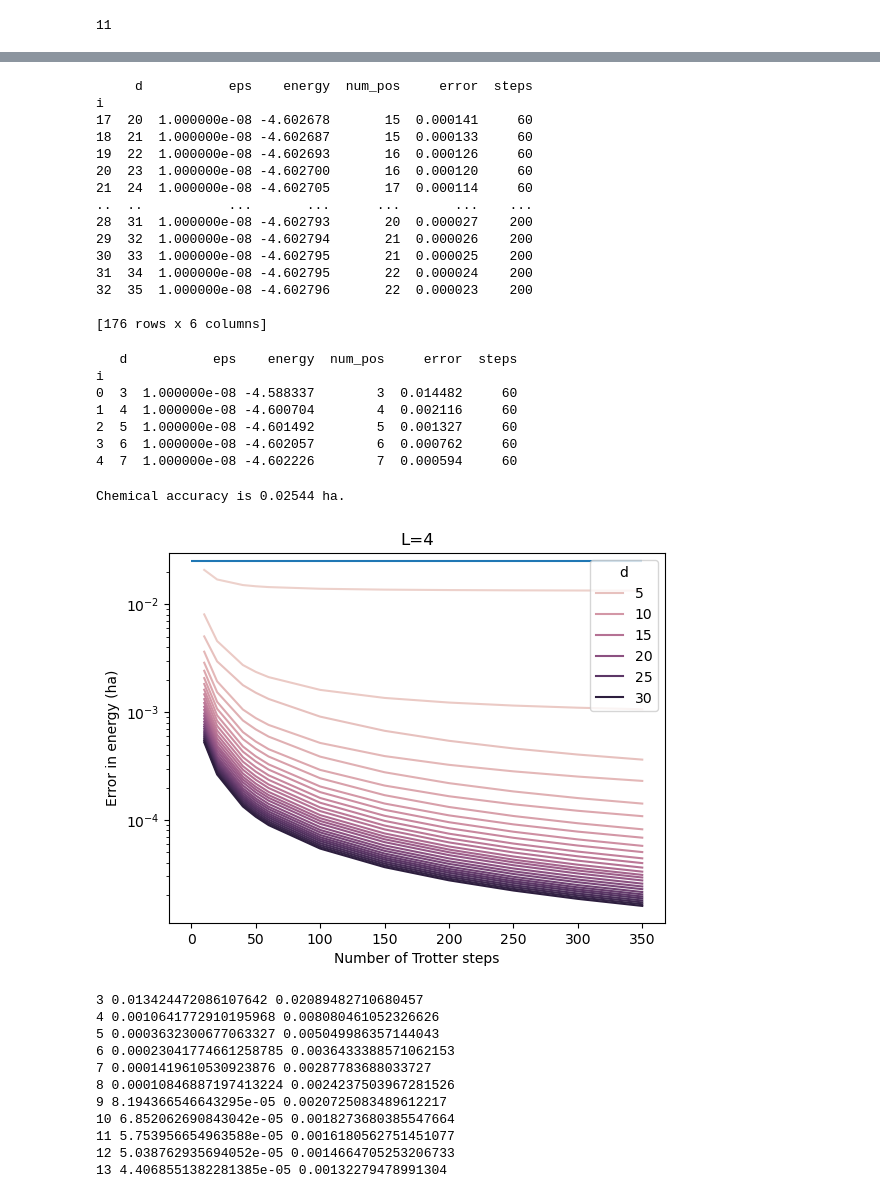
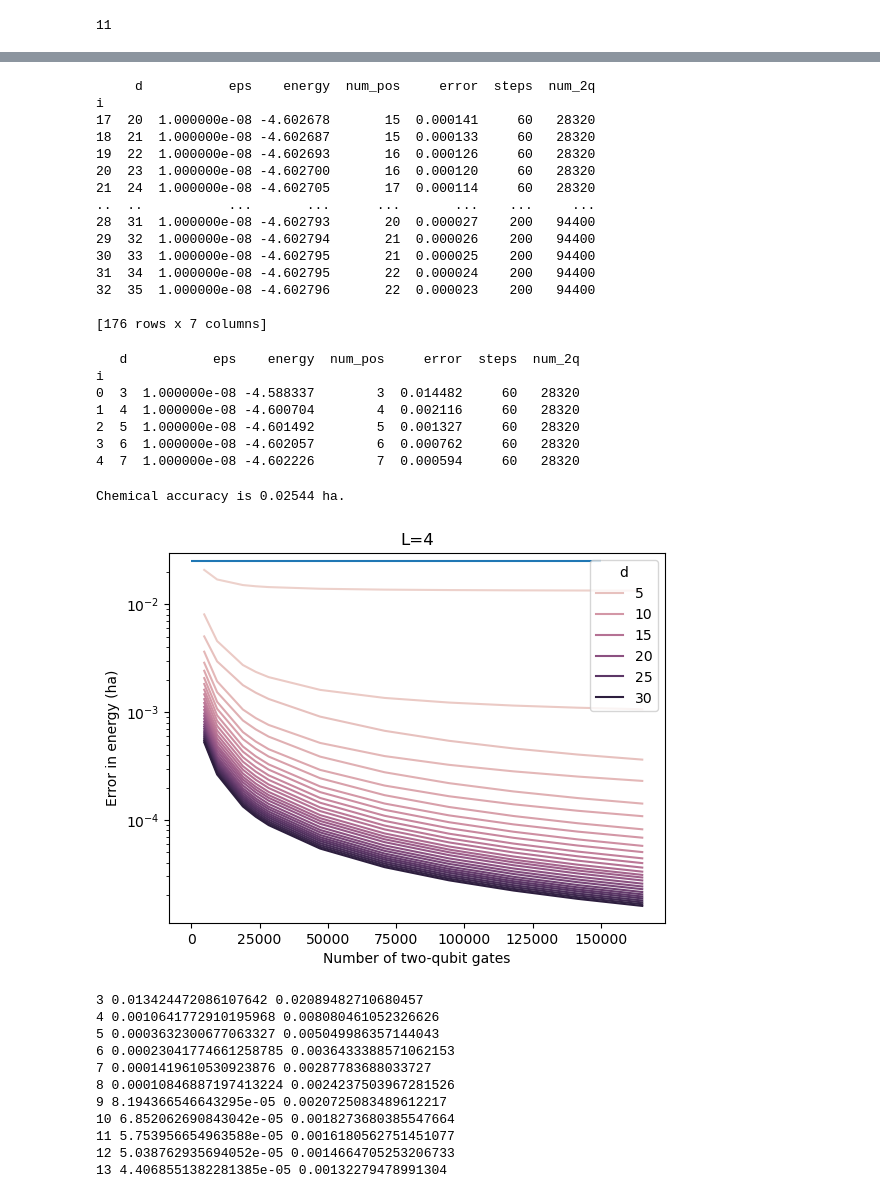
Before and after one commit to rmlarose/compare-vkp, a Jupyter notebook: hubbard_plots.ipynb, the cells around one changed output, grey strips where cells are left out. Drawn from its saved outputs; the diff is of its cells as text; code cells hidden in the pictures.

Commit message:
Plotted data with number of two-qubit gates.

```diff
--- a/hubbard_plots.ipynb
+++ b/hubbard_plots.ipynb
@@ -8,12 +8,21 @@ from scipy.optimize import root
 import matplotlib.pyplot as plt
 import seaborn as sns
 # %%
-data_dir = "krylov_data3"
-exact_file = "hubbard_exact_3.hdf5"
-l = 3
+data_dir = "krylov_data4"
+exact_file = "hubbard_exact_4.hdf5"
+l = 4
 output_filename = f"hubbard_{l}_error.pdf"
 d_max = 30
 d_min = 3
+
+if l == 2:
+    num_cnot = 22
+elif l == 3:
+    num_cnot = 191
+elif l == 4:
+    num_cnot = 472
+else:
+    raise ValueError(f"Invalid dimension {l}")
 # %%
 all_files = os.listdir(data_dir)
 assert exact_file in all_files
@@ -63,6 +60,7 @@ for evf in ev_files:
     df = pd.read_hdf(fname, key="eigenvalues")
     df["error"] = abs(df["energy"] - energy_exact)
     df["steps"] = steps
+    df["num_2q"] = steps * num_cnot
     df.set_index("d")
     # df_concat = pd.concat([df, bound_df], axis=1)
     # dfs.append(df_concat)
@@ -89,33 +87,33 @@ i
 df_small = df_total[df_total["d"] >= 20]
 print(df_small)
 # %% [output]
-     d           eps    energy  num_pos     error  steps
+     d           eps    energy  num_pos     error  steps  num_2q
 i
-17  20  1.000000e-08 -4.602678       15  0.000141     60
-18  21  1.000000e-08 -4.602687       15  0.000133     60
-19  22  1.000000e-08 -4.602693       16  0.000126     60
-20  23  1.000000e-08 -4.602700       16  0.000120     60
-21  24  1.000000e-08 -4.602705       17  0.000114     60
-..  ..           ...       ...      ...       ...    ...
-28  31  1.000000e-08 -4.602793       20  0.000027    200
-29  32  1.000000e-08 -4.602794       21  0.000026    200
-30  33  1.000000e-08 -4.602795       21  0.000025    200
-31  34  1.000000e-08 -4.602795       22  0.000024    200
-32  35  1.000000e-08 -4.602796       22  0.000023    200
+17  20  1.000000e-08 -4.602678       15  0.000141     60   28320
+18  21  1.000000e-08 -4.602687       15  0.000133     60   28320
+19  22  1.000000e-08 -4.602693       16  0.000126     60   28320
+20  23  1.000000e-08 -4.602700       16  0.000120     60   28320
+21  24  1.000000e-08 -4.602705       17  0.000114     60   28320
+..  ..           ...       ...      ...       ...    ...     ...
+28  31  1.000000e-08 -4.602793       20  0.000027    200   94400
+29  32  1.000000e-08 -4.602794       21  0.000026    200   94400
+30  33  1.000000e-08 -4.602795       21  0.000025    200   94400
+31  34  1.000000e-08 -4.602795       22  0.000024    200   94400
+32  35  1.000000e-08 -4.602796       22  0.000023    200   94400
 
-[176 rows x 6 columns]
+[176 rows x 7 columns]
 # %%
 df_inter = df_total[df_total["d"] <= d_max]
 df_small = df_inter[df_inter["d"] >= d_min]
 print(df_small.head())
 # %% [output]
-   d           eps    energy  num_pos     error  steps
+   d           eps    energy  num_pos     error  steps  num_2q
 i
-0  3  1.000000e-08 -4.588337        3  0.014482     60
-1  4  1.000000e-08 -4.600704        4  0.002116     60
-2  5  1.000000e-08 -4.601492        5  0.001327     60
-3  6  1.000000e-08 -4.602057        6  0.000762     60
-4  7  1.000000e-08 -4.602226        7  0.000594     60
+0  3  1.000000e-08 -4.588337        3  0.014482     60   28320
+1  4  1.000000e-08 -4.600704        4  0.002116     60   28320
+2  5  1.000000e-08 -4.601492        5  0.001327     60   28320
+3  6  1.000000e-08 -4.602057        6  0.000762     60   28320
+4  7  1.000000e-08 -4.602226        7  0.000594     60   28320
 # %%
 chemical_accuracy = 0.00159 * l ** 2
 print(f"Chemical accuracy is {chemical_accuracy} ha.")
@@ -124,15 +122,15 @@ Chemical accuracy is 0.02544 ha.
 # %%
 fig, ax = plt.subplots()
 ax.set_yscale("log")
-ax.hlines(chemical_accuracy, 0, 350)
-sns.lineplot(ax=ax, data=df_small, x="steps", y="error", hue="d")
+ax.hlines(chemical_accuracy, 0, 150_000)
+sns.lineplot(ax=ax, data=df_small, x="num_2q", y="error", hue="d")
 # plt.ylim(top=chemical_accuracy+ 0.01)
-ax.set_xlabel("Number of Trotter steps")
+ax.set_xlabel("Number of two-qubit gates")
 ax.set_ylabel("Error in energy (ha)")
 plt.title(f"L={l}")
 plt.savefig(output_filename)
 # %% [output]
-[figure, old version]
+[figure, new version]
 # %%
 def find_num_steps(steps, errors, accuracy, t0):
     """Find the number of steps for a given accuracy by interpolation."""
```
Also changed, not shown: parts of 3 cells of this notebook, 1 other file.
